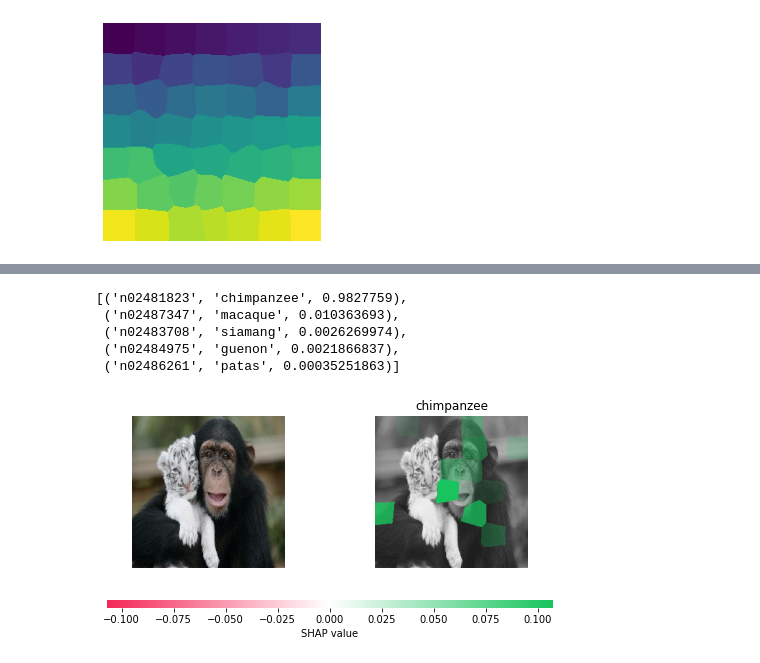
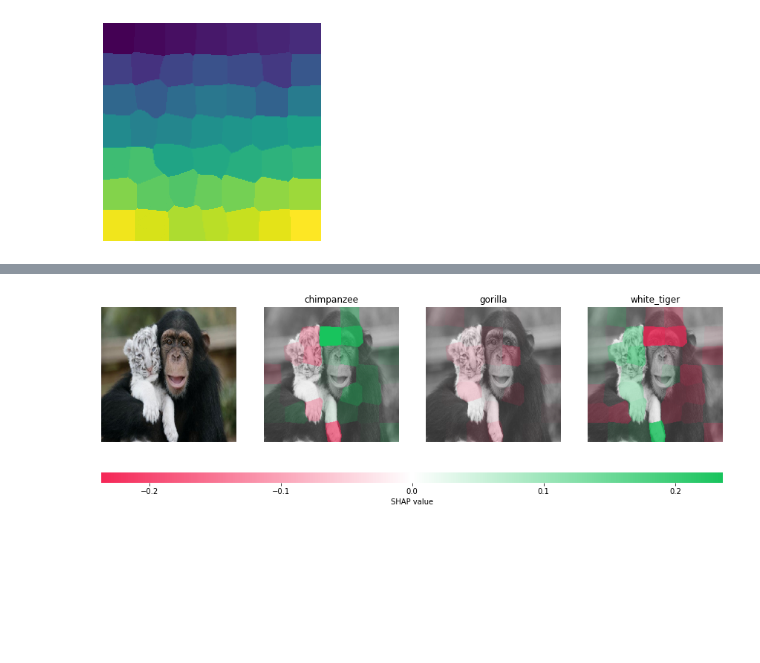
Before and after one commit to SAAF-16/Explainable_AI-Bachelor_Thesis, a Jupyter notebook: XAI libs tests/imageExplain(shap2).ipynb, the cells around one changed output, grey strips where cells are left out. Drawn from its saved outputs; the diff is of its cells as text; code cells hidden in the pictures; blank space fills up the shorter version.

Commit message:
switched to custom model for implementetions

```diff
--- a/XAI libs tests/imageExplain(shap2).ipynb
+++ b/XAI libs tests/imageExplain(shap2).ipynb
@@ -19,8 +57,7 @@ model = VGG16()
 # %%
-# load an image
-file = "immagine.jpg"
-img = image.load_img(file, target_size=(224, 224))
-img_orig = image.img_to_array(img)
-plt.imshow(img);
-plt.axis('off');
+# loading an image
+
+img = tf.keras.preprocessing.image.load_img("immagine.jpg", target_size=(224, 224))
+img_arr = tf.keras.preprocessing.image.img_to_array(img)
+plt.imshow(img)
 # %% [output]
@@ -45,4 +85,11 @@ def mask_image(zs, segmentation, image, background=None):
     return out
 def f(z):
 
-    return model.predict(preprocess_input(mask_image(z, segments_slic, img_orig, 255)))
+    return model.predict(preprocess_input(mask_image(z, segments_slic, img_arr)))
+# %%
+#get predictions
+
+preds = np.round(model.predict(preprocess_input(np.expand_dims(img.copy(), axis=0))),3)
+preds_data = dict(zip(class_names.values(), preds[0]))
+top_preds = np.argsort(-preds)
+inds = top_preds[0]
@@ -49,7 +104,8 @@ def f(z):
 # %%
-# use Kernel SHAP to explain the network's predictions
+# using Kernel SHAP to explain the  predictions
+
 explainer = shap.KernelExplainer(f, np.zeros((1,100)))
 with warnings.catch_warnings():
     warnings.simplefilter("ignore")
 
-    shap_values = explainer.shap_values(np.ones((1,100)), nsamples=300)
+    shap_values = explainer.shap_values(np.ones((1,100)), nsamples=1400)
@@ -66,10 +112,2 @@ top_10_pred.plot(kind='bar', title='Top 10 Predictions')
-# %%
-decode_predictions(preds,top=5)[0] #Top 5 classes
-# %% [output]
-[('n02481823', 'chimpanzee', 0.9827759),
- ('n02487347', 'macaque', 0.010363693),
- ('n02483708', 'siamang', 0.0026269974),
- ('n02484975', 'guenon', 0.0021866837),
- ('n02486261', 'patas', 0.00035251863)]
 # %%
 # make a color map
@@ -84,24 +131,19 @@ cm = LinearSegmentedColormap.from_list("shap", colors)
 # %%
-# Visualize the explanations
-def fill_segmentation(values, segmentation):
-    out = np.zeros(segmentation.shape)
-    for i in range(len(values)):
-        out[segmentation == i] = values[i]
-    return out
 # plot our explanations
-fig, axes = plt.subplots(nrows=1, ncols=2, figsize=(8,4))
+
+fig, axes = plt.subplots(nrows=1, ncols=4, figsize=(15,5))
 inds = top_preds[0]
 axes[0].imshow(img)
 axes[0].axis('off')
 max_val = np.max([np.max(np.abs(shap_values[i][:,:-1])) for i in range(len(shap_values))])
-for i in range(1):
+for i in range(3):
     m = fill_segmentation(shap_values[inds[i]][0], segments_slic)
-    axes[i+1].set_title(feature_names[str(inds[i])][1])
-    axes[i+1].imshow(img.convert('LA'),alpha=0.9)
+    axes[i+1].set_title(class_names[str(inds[i])])
+    axes[i+1].imshow(img.convert('LA'),alpha=0.8)
     im = axes[i+1].imshow(m, cmap=cm, vmin=-max_val, vmax=max_val)
     axes[i+1].axis('off')
 cb = fig.colorbar(im, ax=axes.ravel().tolist(), label="SHAP value", orientation="horizontal", aspect=60)
 cb.outline.set_visible(False)
 plt.show()
 # %% [output]
-[figure, old version]
+[figure, new version]
```
Also changed, not shown: parts of 12 cells of this notebook, 2 other files.
